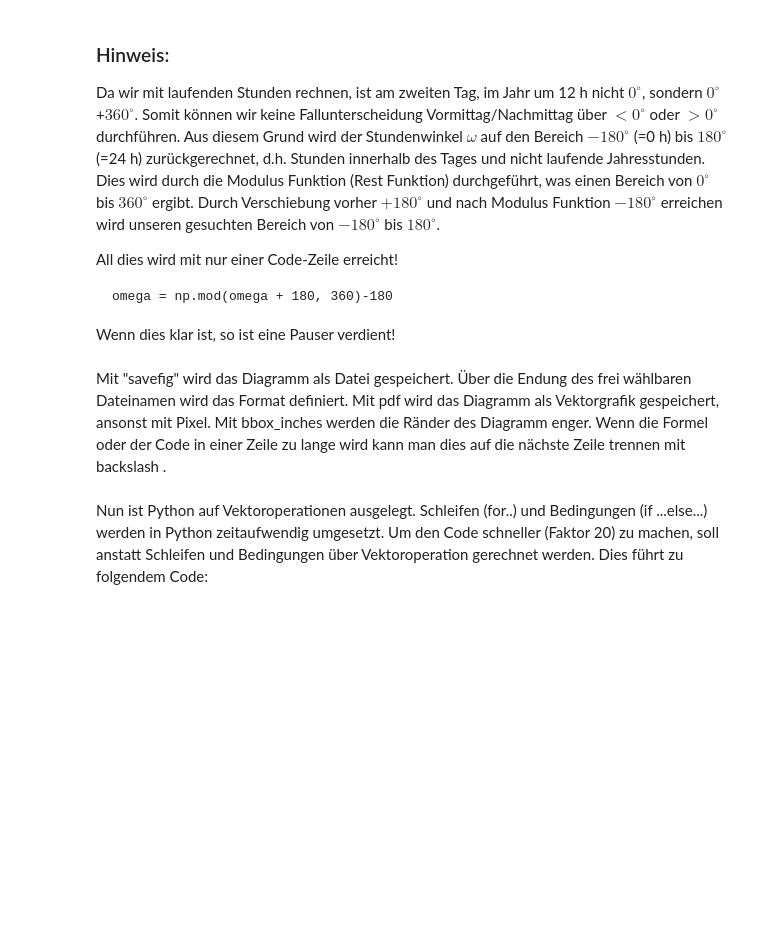
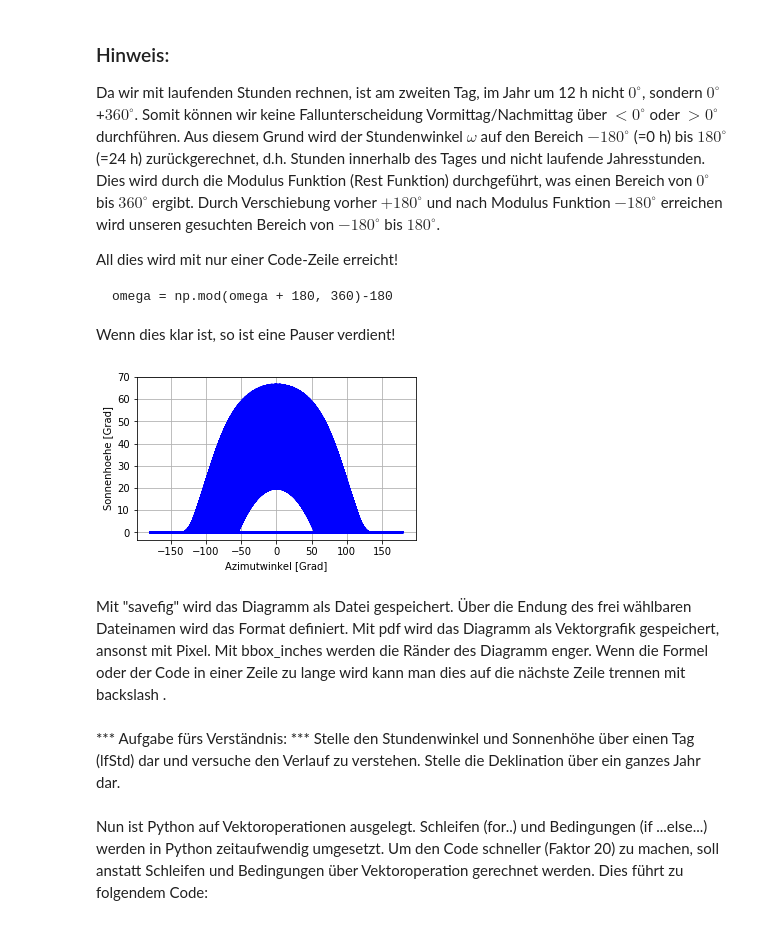
Before and after one commit to markstaler/pv4ing, a Jupyter notebook: PV4Ing_Tutorial.ipynb, the cells around one changed output. Drawn from its saved outputs; the diff is of its cells as text; code cells hidden in the pictures; blank space fills up the shorter version.

```diff
--- a/PV4Ing_Tutorial.ipynb
+++ b/PV4Ing_Tutorial.ipynb
@@ -75,35 +76,41 @@ asin = lambda arg : np.rad2deg(np.arcsin(arg))
 ###  Parameterdefinition
 lg = 9 + 26/60  # [grad] Längengrad
 bg = 46 + 37/60 # [grad] Breitengrad
 
 ### Stundenwinkel und Deklination in [grad]
 lfStd = np.linspace(0,24*365,10000) # [h]
 dekl  = 23.45*cos(360/(365*24) * (lfStd - 173 * 24))
 omega = lg + 15 * lfStd - 180  # [grad] Stundenwinkel
 omega = np.mod(omega + 180, 360)-180 # [grad] im Bereich -180 grad bis 180 grad
 
 ### Berechnung Sonnenposition
 h = asin(sin(dekl)*sin(bg) + cos(dekl)*cos(bg)*cos(omega)) #[grad]
 azi = np.zeros(omega.size) # Initialisierung
 
 for i in range(omega.size):
     if   omega[i] < 0: # Vormittag
         azi[i] = - acos((sin(h[i])*sin(bg)\
                  - sin(dekl[i]))/(cos(h[i])*cos(bg))) # [grad]
     else:                 # Nachmittag
         azi[i] =   acos((sin(h[i])*sin(bg)\
                  - sin(dekl[i])) /(cos(h[i])*cos(bg))) # [grad]
 ### *** Ende Berechnung Sonnenposition
 
 h[h<0] = 0  #  Bereinigung h um Werte <0
 
 plt.figure(1, figsize=(5,3))# Grösse des Plots (figsize) in Zoll
 plt.plot(azi, h,'b',label="Sonnenelevation")
 plt.xlabel('Azimutwinkel [Grad]')
 plt.ylabel('Sonnenhoehe [Grad]')
+plt.grid()
 plt.savefig('tutorial_1.pdf', format='pdf', bbox_inches = 'tight')
+plt.show()
+# %% [output]
+[figure, added]
 # %% [markdown]
 Mit "savefig" wird das Diagramm als Datei gespeichert. Über die Endung des frei wählbaren Dateinamen wird das Format definiert. Mit pdf wird das Diagramm als Vektorgrafik gespeichert, ansonst mit Pixel. Mit bbox_inches werden die Ränder des Diagramm enger. Wenn die Formel oder der Code in einer Zeile zu lange wird kann man dies auf die nächste Zeile trennen mit backslash \.
+# %% [markdown]
+*** Aufgabe fürs Verständnis: *** Stelle den Stundenwinkel und Sonnenhöhe über einen Tag (lfStd) dar und versuche den Verlauf zu verstehen. Stelle die Deklination über ein ganzes Jahr dar.
 # %% [markdown]
 Nun ist Python auf Vektoroperationen ausgelegt. Schleifen (for..) und Bedingungen (if ...else...) werden in Python zeitaufwendig umgesetzt. Um den Code schneller (Faktor 20) zu machen, soll anstatt Schleifen und Bedingungen über Vektoroperation gerechnet werden. Dies führt zu folgendem Code:
 # %%
```
Also changed, not shown: parts of 5 cells of this notebook.
